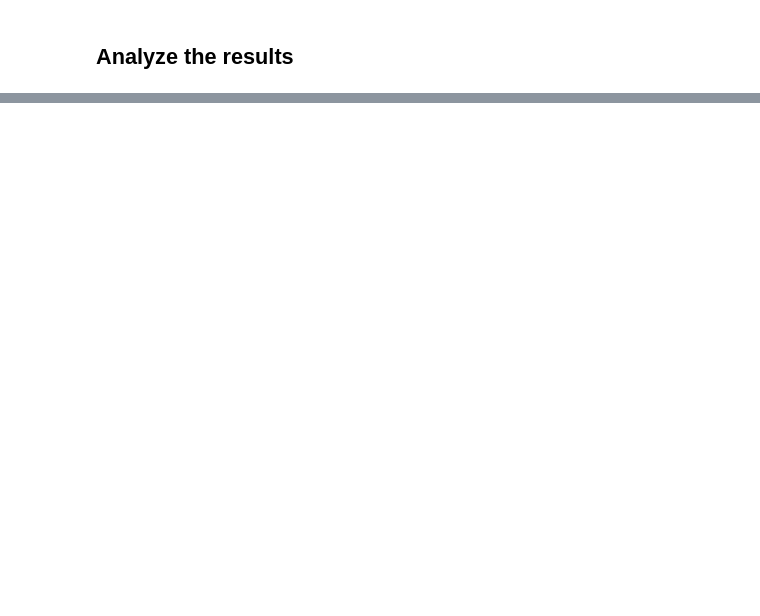
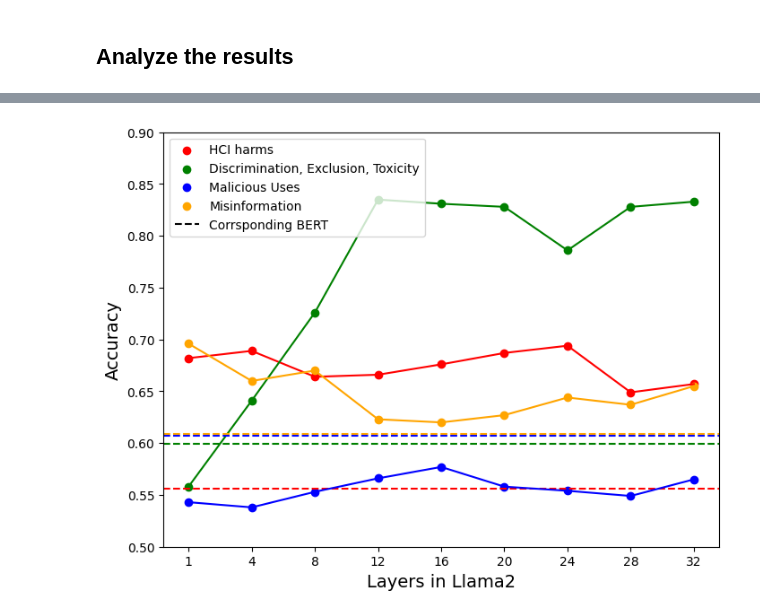
Before and after one commit to IshSiva/Safety-Awareness-in-LLMs, a Jupyter notebook: analysis/analyzePredictions.ipynb, the cells around one changed output, grey strips where cells are left out. Saved outputs shown, nothing was run; the diff lists cells and outputs as text; code cells hidden in the pictures; blank space fills up the shorter version.

```diff
--- a/analysis/analyzePredictions.ipynb
+++ b/analysis/analyzePredictions.ipynb
@@ -173,0 +252,21 @@ df[df["Category"].str.contains("roc", case=True)].sort_values(by="Category", asc
+# %%
+for feat in ['accuracy', 'precision', 'recall', 'f1_score', 'auc_roc_score']:
+   dq = df[df["Category"].str.contains(feat, case=True)]
+   layers = list(dq["Category"].map(lambda x: x.split("_")[1]))
+   values = [list(dq["HCI harms"]), list(dq["Discrimination, Exclusion, Toxicity"]), list(dq["Malicious Uses"]), list(dq["Misinformation"])]
+
+   for val in values:
+      for x in range(len(val)):
+         val[x] = float(val[x].split('±')[0])
+
+   llama = np.mean(np.array(values), axis=0)
+   llama = [llama[0], llama[2], llama[4], llama[6], llama[8]]
+
+   bert_accuracy = {}
+
+   for index, row in df1.iterrows():
+      bert_accuracy[row['Domain']] = float(row[feat].split('±')[0])
+
+   bert = np.mean(list(bert_accuracy.values()))
+
+   print(feat, bert, llama)
@@ -173,0 +404,19 @@ df[df["Category"].str.contains("roc", case=True)].sort_values(by="Category", asc
+# %%
+import matplotlib.pyplot as plt
+
+plt.figure(figsize=(8,6))
+ll = ["HCI harms", "Discrimination, Exclusion, Toxicity", "Malicious Uses", "Misinformation"]
+domain2color = {"HCI harms": "red", "Discrimination, Exclusion, Toxicity": "green", "Malicious Uses": "blue", "Misinformation": "orange"}
+for i, val in enumerate(values):
+    plt.scatter(layers, val, label=ll[i], c=domain2color[ll[i]])
+    plt.plot(layers, val, c=domain2color[ll[i]])
+    plt.axhline(y=bert_accuracy[ll[i]], color=domain2color[ll[i]], linestyle='--')
+
+plt.axhline(y=0.40, color='black', linestyle='--', label='Corrsponding BERT')
+plt.ylim(0.5, 0.90)
+plt.xlabel("Layers in Llama2", fontsize=14)
+plt.ylabel("Accuracy", fontsize=14)
+plt.legend()
+plt.show()
+# %% [output]
+[figure, added]
```
Also changed, not shown: parts of 22 cells of this notebook, 8 other files.
